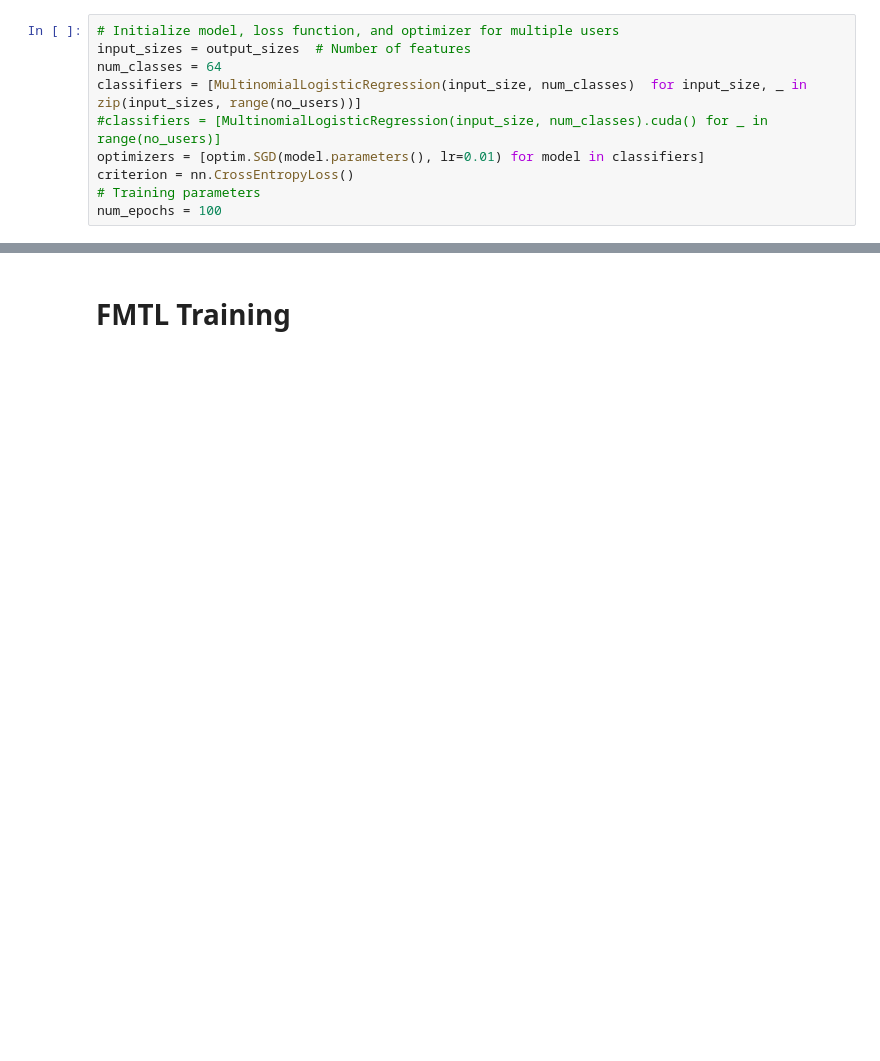
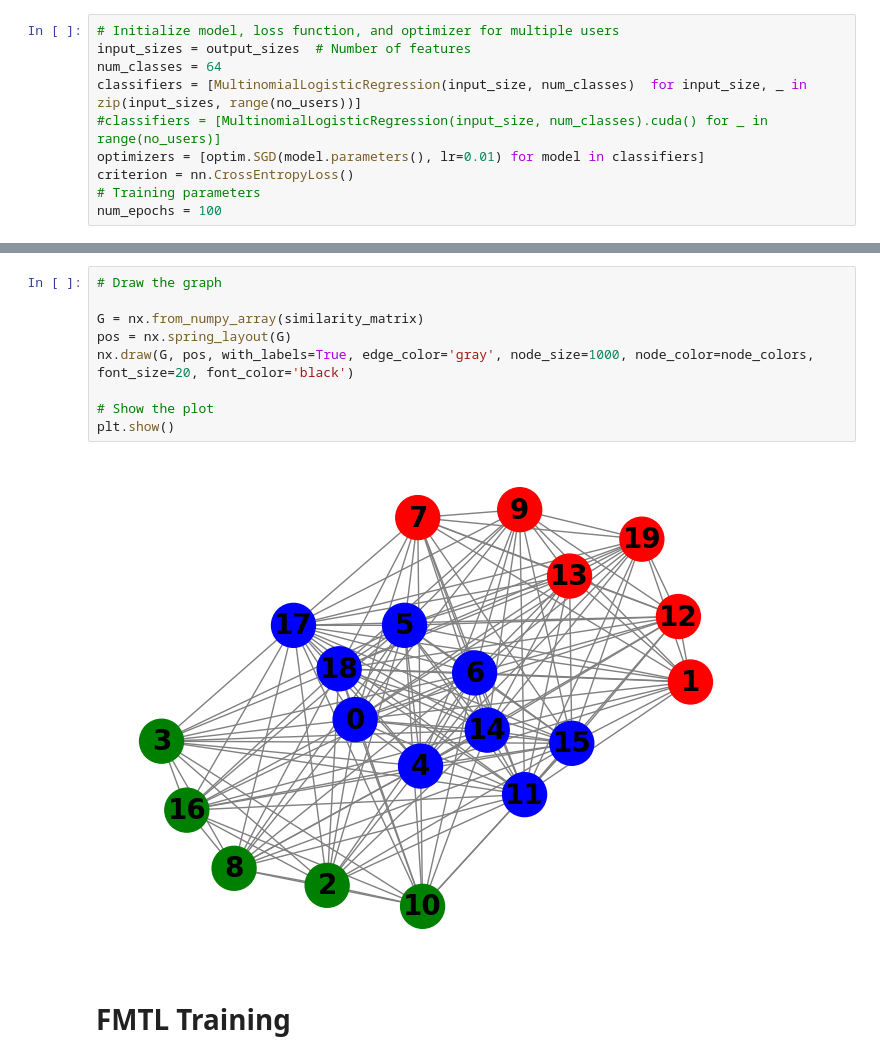
Before and after one commit to abdulmomen-ghalkha/Multimodal, a Jupyter notebook: FL_Training_FMTL_FL.ipynb, the cells around one changed output, grey strips where cells are left out. Drawn from its saved outputs; the diff is of its cells as text; blank space fills up the shorter version.

```diff
--- a/FL_Training_FMTL_FL.ipynb
+++ b/FL_Training_FMTL_FL.ipynb
@@ -323,3 +350,14 @@ Adjacency Matrix:
+# %%
+# Draw the graph
+
+G = nx.from_numpy_array(similarity_matrix)
+pos = nx.spring_layout(G)
+nx.draw(G, pos, with_labels=True, edge_color='gray', node_size=1000, node_color=node_colors, font_size=20, font_color='black')
+
+# Show the plot
+plt.show()
+# %% [output]
+[figure, added]
 # %% [markdown]
 # FMTL Training
 # %%
```
Also changed, not shown: parts of 11 cells of this notebook, 6 other files.
